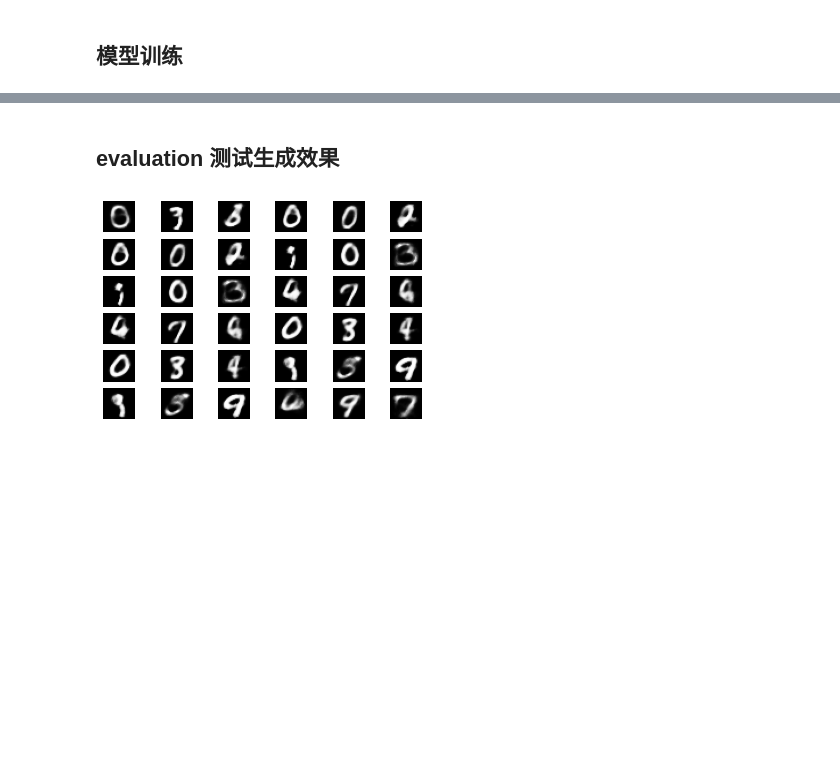
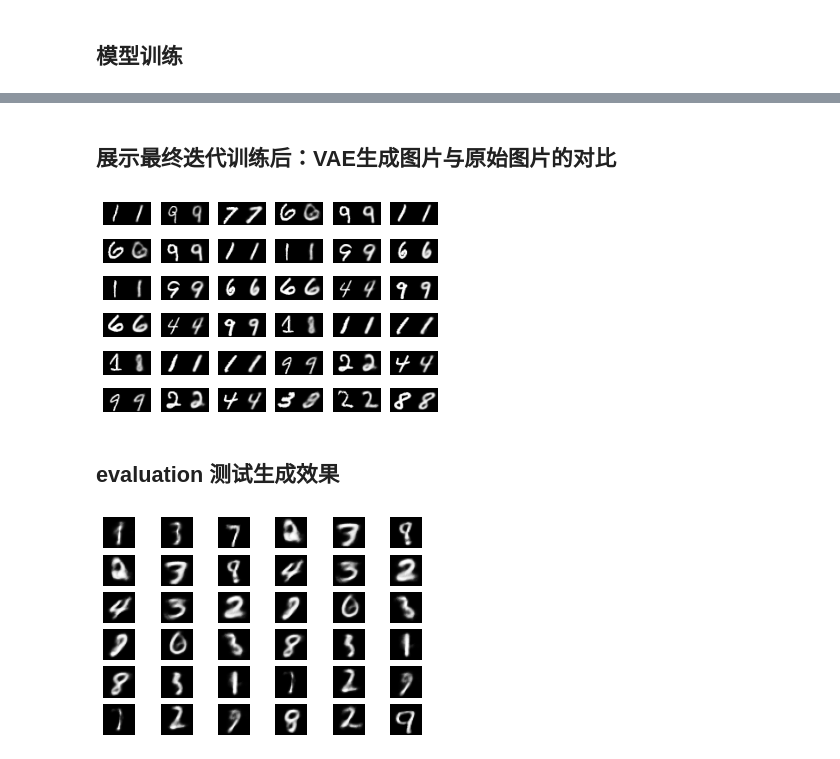
Before and after one commit to kyrielw24/Machine_Learning, a Jupyter notebook: Final_Task/VAE.ipynb, the cells around one changed output, grey strips where cells are left out. Drawn from its saved outputs; the diff is of its cells as text; code cells hidden in the pictures; blank space fills up the shorter version.

```diff
--- a/Final_Task/VAE.ipynb
+++ b/Final_Task/VAE.ipynb
@@ -205,7 +205,7 @@ class VariationalAutoEncoder_Conv(nn.Module):
 
     # 重参数化生成隐变量
     def re_parameterize(self, mu, log_var):
-        var = torch.exp(log_var)
+        var = torch.exp(0.5 * log_var)
         epsilon = torch.randn_like(var)
         return mu + torch.mul(var, epsilon)
 
@@ -278,7 +278,8 @@ optimizer = torch.optim.Adam(model.parameters(), lr=learning_rate)
 # %%
 train_loss = []  # 保存每个epoch的训练误差
 number = len(dataIter.dataset)
-result_dir = './VAEResult' # 保存生成图片的目录
+result_dir = './VAEResult'  # 保存生成图片的目录
+x_concatD = torch.empty((128, 1, 28, 56))
 
 for epoch in range(epoches):
     batch_loss = []
@@ -305,8 +306,9 @@ for epoch in range(epoches):
 
         # 保存 各个epoch下 VAE的生成效果图
         if i == 0:
-            x_concatD = torch.cat([x.view(-1, 1, 28, 28), gen_x.view(-1, 1, 28, 28)], dim=3)
-            save_image(x_concatD, './%s/reconstructed-%d.png' % (result_dir, epoch + 1))
+            x_concatD = torch.cat([x.view(-1, 1, 28, 28), gen_x.view(-1, 1, 28, 28)],
+                                  dim=3)  #torch.Size([128, 1, 28, 56])
+        #     save_image(x_concatD, './%s/reconstructed-%d.png' % (result_dir, epoch + 1))
 
     # 输出epoch信息
     train_loss.append(np.sum(batch_loss) / number)
@@ -333,3 +335,16 @@ epoch[5/5] | loss:26.370420642089844
+# %% [markdown]
+## 展示最终迭代训练后：VAE生成图片与原始图片的对比
+# %%
+# 展示最终迭代训练后：VAE生成图片与原始图片的对比
+x_s = x_concatD.view(128, 28, 56).detach().cpu().numpy() * 255.
+_, axes = plt.subplots(6, 6)
+for i in range(6):
+    for j in range(6):
+        axes[i][j].axis('off')
+        axes[i][j].imshow(x_s[i * 3 + j], cmap='gray')
+plt.show()
+# %% [output]
+[figure, added]
 # %% [markdown]
 ## evaluation 测试生成效果
 # %%
@@ -346,4 +361,4 @@ for i in range(6):
         axes[i][j].imshow(x_hat[i * 3 + j], cmap='gray')
 plt.show()
 # %% [output]
-[figure, old version]
+[figure, new version]
```
Also changed, not shown: parts of 14 cells of this notebook, 40 other files.
